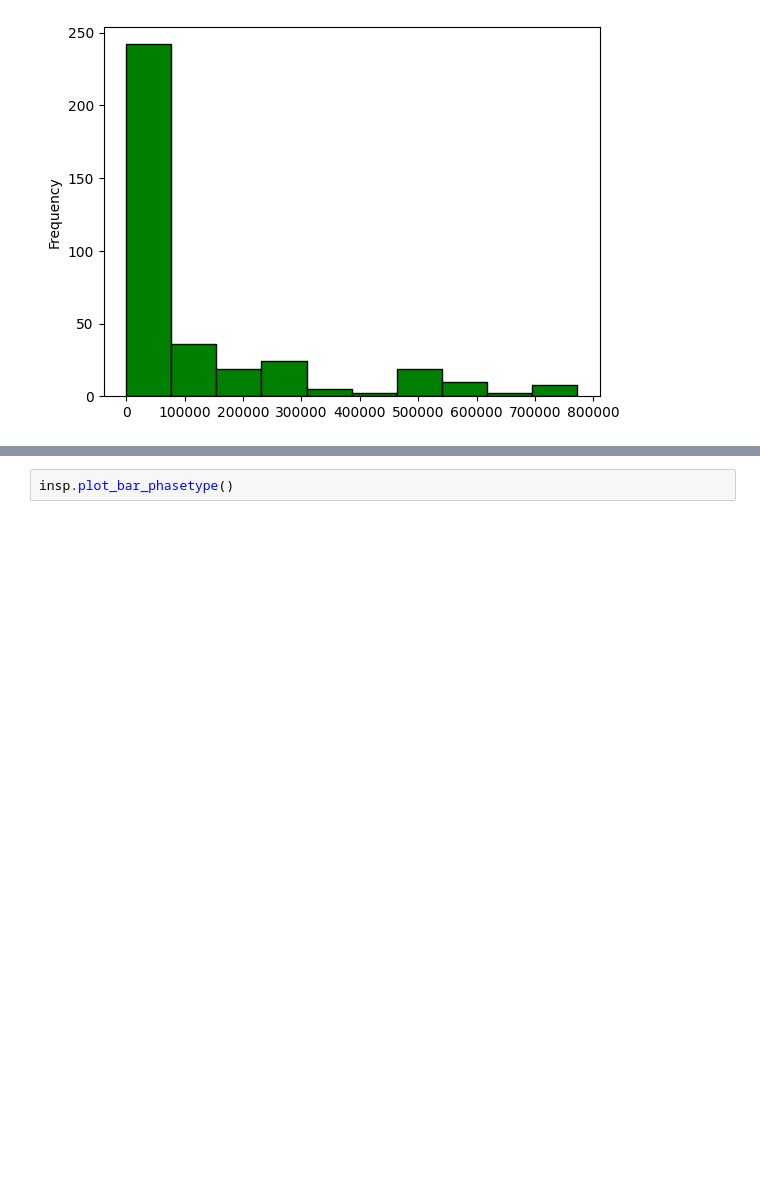
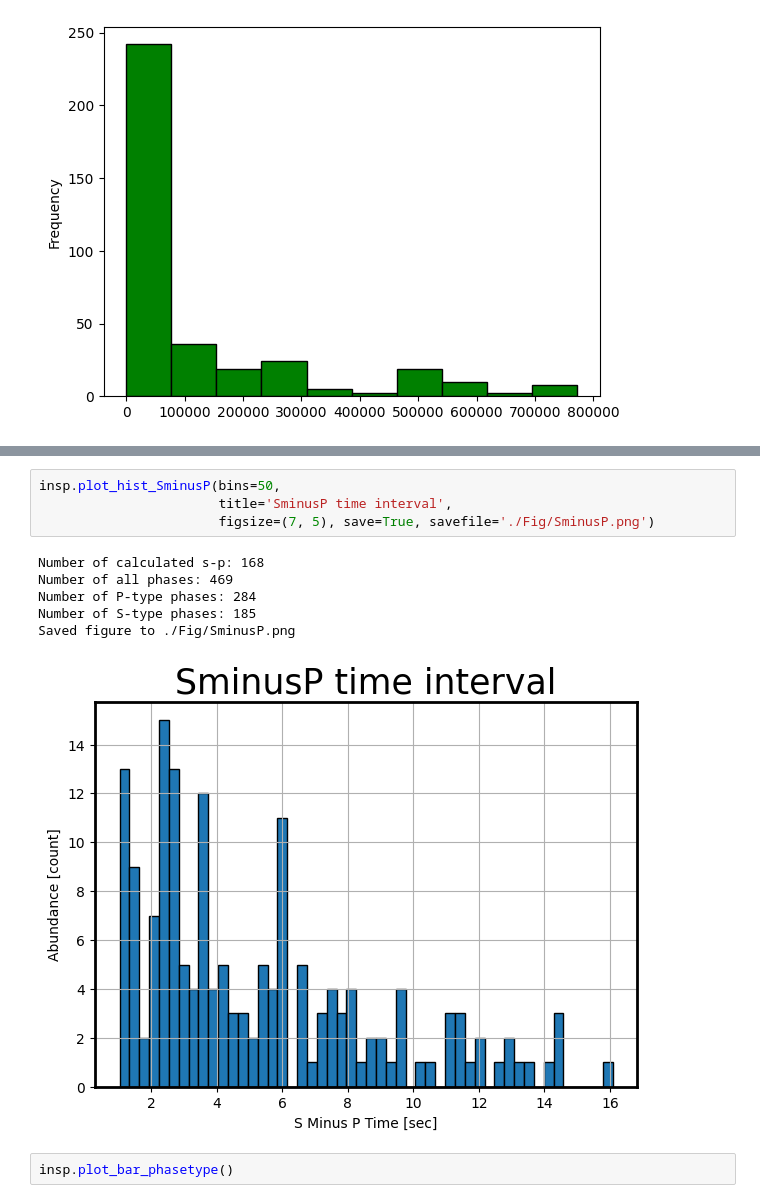
Before and after one commit to ikahbasi/SeisRoutine, a Jupyter notebook: Catalog-example.ipynb, the cells around one changed output, grey strips where cells are left out. Drawn from its saved outputs; the diff is of its cells as text; blank space fills up the shorter version.

```diff
--- a/Catalog-example.ipynb
+++ b/Catalog-example.ipynb
@@ -83,3 +75,14 @@ Number of S-type phases: 185
+# %%
+insp.plot_hist_SminusP(bins=50,
+                       title='SminusP time interval',
+                       figsize=(7, 5), save=True, savefile='./Fig/SminusP.png')
+# %% [output]
+Number of calculated s-p: 168
+Number of all phases: 469
+Number of P-type phases: 284
+Number of S-type phases: 185
+Saved figure to ./Fig/SminusP.png
+[figure, added]
 # %%
 insp.plot_bar_phasetype()
 # %% [output]
```
Also changed, not shown: parts of 18 cells of this notebook.
